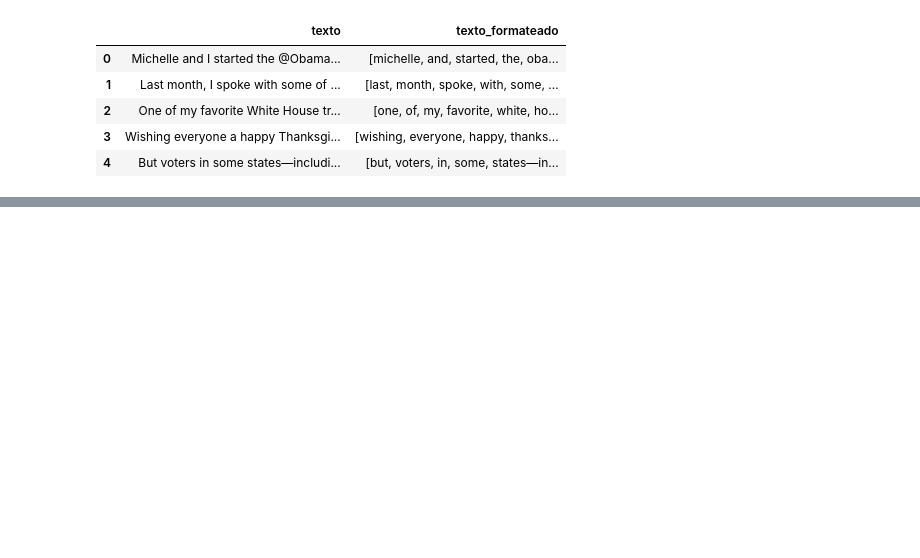
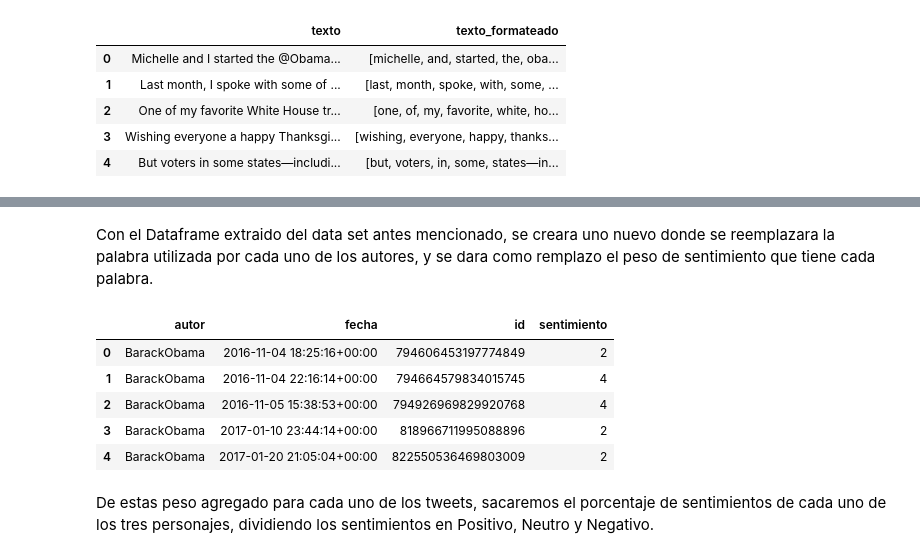
Before and after one commit to EduardoSanchezZ/Proyecto_Final, a Jupyter notebook: src/Proyecto final.ipynb, the cells around one changed output, grey strips where cells are left out. Saved outputs shown, nothing was run; the diff lists cells and outputs as text; code cells hidden in the pictures; blank space fills up the shorter version.

```diff
--- a/src/Proyecto final.ipynb
+++ b/src/Proyecto final.ipynb
@@ -684,0 +297,24 @@ ax.legend();
+# %% [markdown]
+Con el Dataframe extraido del data set antes mencionado, se creara uno nuevo donde se reemplazara la palabra utilizada por cada uno de los autores, y se dara como remplazo el peso de sentimiento que tiene cada palabra.
+# %%
+tweets_sentimientos = pd.merge(left = tweets_tidy,
+                               right = lexicon,
+                               left_on = "token",
+                               right_on = "termino",
+                               how = "inner")
+
+tweets_sentimientos = tweets_sentimientos.drop(columns = "termino")
+
+tweets_sentimientos = tweets_sentimientos[["autor","fecha", "id", "sentimiento"]] \
+                      .groupby(["autor", "fecha", "id"])\
+                      .sum().reset_index()
+tweets_sentimientos.head()
+# %% [output]
+|  | autor | fecha | id | sentimiento |
+| 0 | BarackObama | 2016-11-04 18:25:16+00:00 | 794606453197774849 | 2 |
+| 1 | BarackObama | 2016-11-04 22:16:14+00:00 | 794664579834015745 | 4 |
+| 2 | BarackObama | 2016-11-05 15:38:53+00:00 | 794926969829920768 | 4 |
+| 3 | BarackObama | 2017-01-10 23:44:14+00:00 | 818966711995088896 | 2 |
+| 4 | BarackObama | 2017-01-20 21:05:04+00:00 | 822550536469803009 | 2 |
+# %% [markdown]
+De estas peso agregado para cada uno de los tweets, sacaremos el porcentaje de sentimientos de cada uno de los tres personajes, dividiendo los sentimientos en Positivo, Neutro y Negativo.
```
Also changed, not shown: parts of 63 cells of this notebook.
